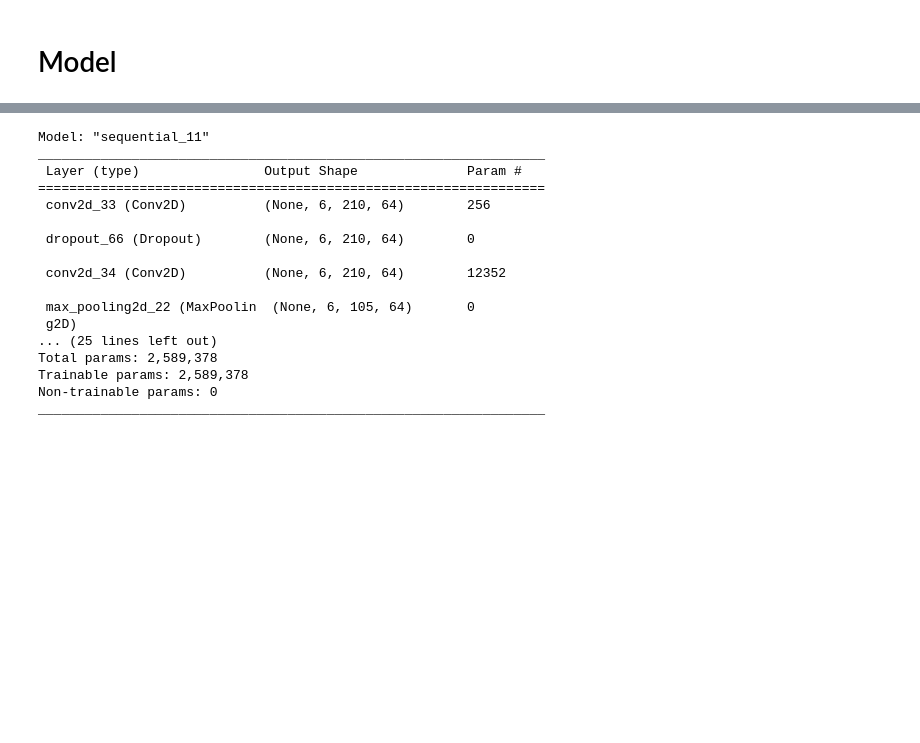
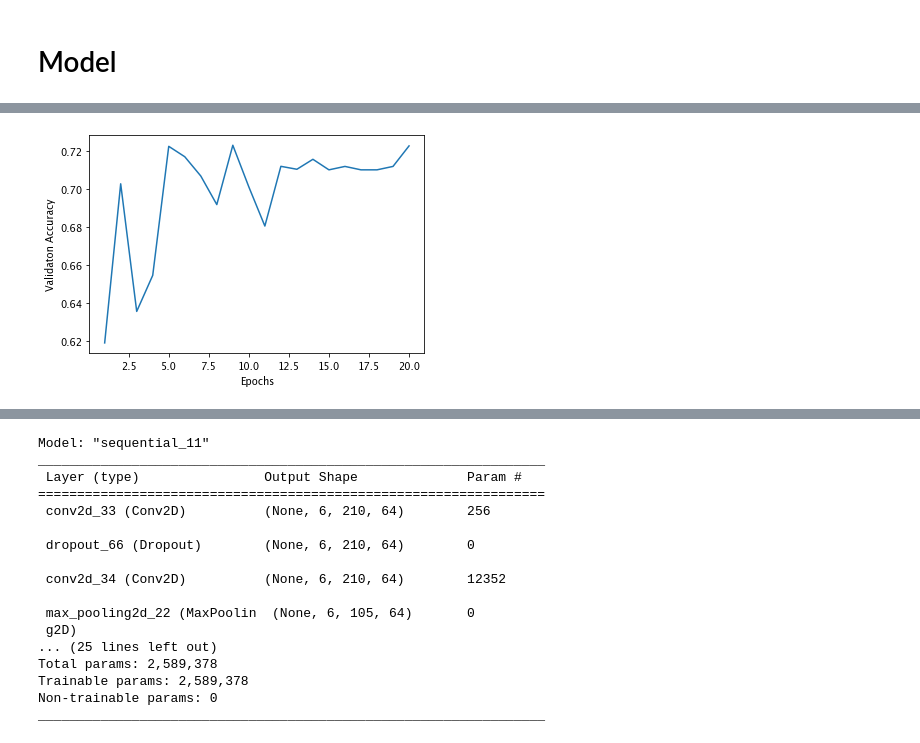
Before and after one commit to peasypi/Stress-Detection-From-Wearables, a Jupyter notebook: code/data_preprocessing.ipynb, the cells around one changed output, grey strips where cells are left out. Drawn from its saved outputs; the diff is of its cells as text; code cells hidden in the pictures; blank space fills up the shorter version.

```diff
--- a/code/data_preprocessing.ipynb
+++ b/code/data_preprocessing.ipynb
@@ -203,0 +217,16 @@ subjects_data['S2']
+# %%
+windows, labels = create_windows(df)
+yfs_per_min_for_signal = {}
+X = []
+for i in range(0,len(windows) - 1):
+    for signal in signal_subwindow_dict.keys():
+
+        duration_in_sec = signal_subwindow_dict[signal]
+
+        subwindows = create_subwindows(windows[i], signal_subwindow_len=duration_in_sec, signal_name=signal)
+        freqs, yfs = fft_subwindows(subwindows, duration_in_sec, 64)
+        yfs_average = average_window(yfs)[:210]
+        yfs_per_min_for_signal[signal] = yfs_average
+
+    X.append(pd.DataFrame(yfs_per_min_for_signal).T)
+y = list(labels[:len(windows)-1])
@@ -215,7 +264,7 @@ for subject_name, subject_df in subjects_data.items():
             duration_in_sec = signal_subwindow_dict[signal]
 
             subwindows = create_subwindows(windows[i], signal_subwindow_len=duration_in_sec, signal_name=signal)
-            freqs, yfs = fft_subwindows(subwindows, duration_in_sec, 64)
+            freqs, yfs = fft_subwindows_new(subwindows, duration_in_sec, 64)
             yfs_average = average_window(yfs)[:210]
             yfs_per_min_for_signal[signal] = yfs_average
 
@@ -398,0 +317,4 @@ test_acc
+# %%
+def normalize(data):
+    scaler = MinMaxScaler(feature_range=(0, 1))
+    return scaler.fit_transform(data)
@@ -398,0 +393,11 @@ test_acc
+# %%
+average_acc_history = [
+    np.mean([x[i] for x in all_acc_histories]) for i in range(num_epochs)
+]
+
+plt.plot(range(1, len(average_acc_history) + 1), average_acc_history)
+plt.xlabel("Epochs")
+plt.ylabel("Validaton Accuracy")
+plt.show()
+# %% [output]
+[figure, added]
```
Also changed, not shown: parts of 27 cells of this notebook.
